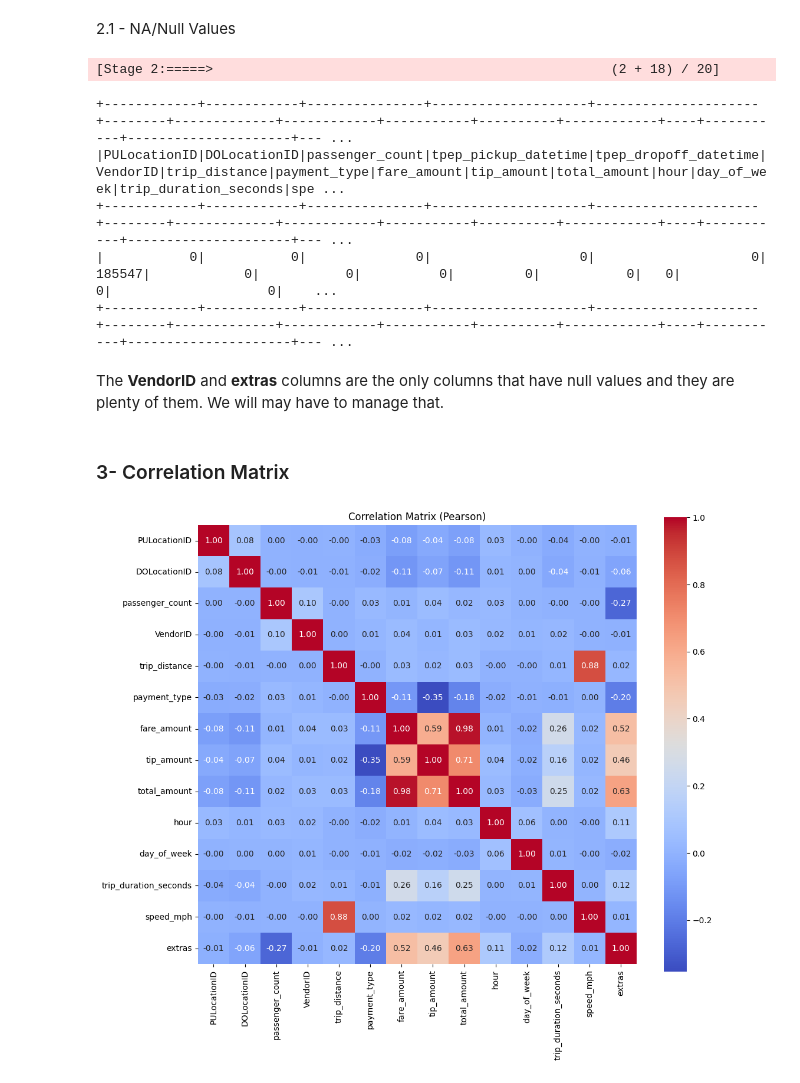
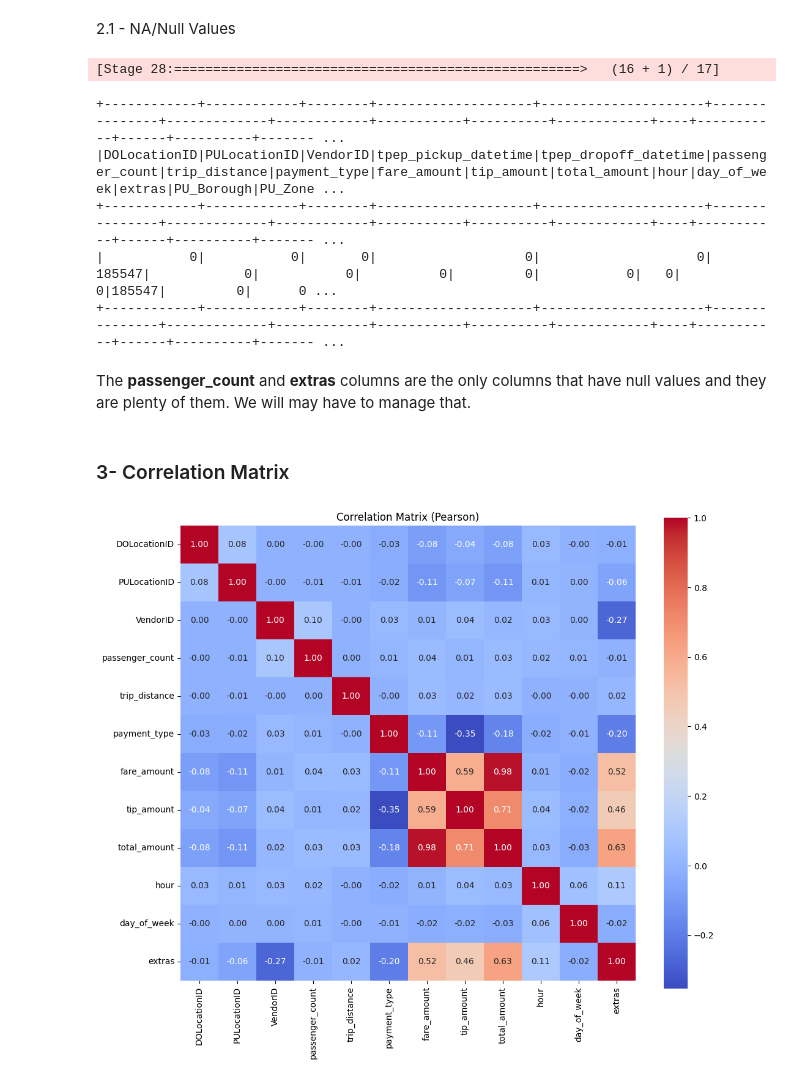
Before and after one commit to sararegalado/yellow_taxi_trips, a Jupyter notebook: MLlib/eda.ipynb, the cells around one changed output. Cells and saved outputs as stored; diff of their text form; code cells hidden in the pictures.

```diff
--- a/MLlib/eda.ipynb
+++ b/MLlib/eda.ipynb
@@ -28,15 +20,7 @@ To adjust logging level use sc.setLogLevel(newLevel). For SparkR, use setLogLeve
 # %% [markdown]
 ### 1- Columns and variable type
 # %%
-df = spark.read.csv("../data/full_tripdata.parquet", header=False, inferSchema=True)
-
-column_names = [
-    "PULocationID", "DOLocationID", "passenger_count", "tpep_pickup_datetime", "tpep_dropoff_datetime",
-    "VendorID", "trip_distance", "payment_type", "fare_amount", "tip_amount", "total_amount",
-    "hour", "day_of_week", "trip_duration_seconds", "speed_mph", "extras",
-    "PU_Borough", "PU_Zone", "DO_Borough", "DO_Zone"
-]
-df = df.toDF(*column_names)
+df = spark.read.parquet("../data/processed.parquet", header=False, inferSchema=True)
 
 df.printSchema()
 # %% [output]
@@ -78,35 +63,35 @@ df.describe().show()
 # %%
 df.select([Fsum(col(c).isNull().cast("int")).alias(c) for c in df.columns]).show()
 # %% [output]
-[Stage 2:=====>                                                   (2 + 18) / 20]
+[Stage 28:====================================================>   (16 + 1) / 17]
-+------------+------------+---------------+--------------------+---------------------+--------+-------------+------------+-----------+----------+------------+----+-----------+---------------------+--- ...
-|PULocationID|DOLocationID|passenger_count|tpep_pickup_datetime|tpep_dropoff_datetime|VendorID|trip_distance|payment_type|fare_amount|tip_amount|total_amount|hour|day_of_week|trip_duration_seconds|spe ...
-+------------+------------+---------------+--------------------+---------------------+--------+-------------+------------+-----------+----------+------------+----+-----------+---------------------+--- ...
-|           0|           0|              0|                   0|                    0|  185547|            0|           0|          0|         0|           0|   0|          0|                    0|    ...
-+------------+------------+---------------+--------------------+---------------------+--------+-------------+------------+-----------+----------+------------+----+-----------+---------------------+--- ...
++------------+------------+--------+--------------------+---------------------+---------------+-------------+------------+-----------+----------+------------+----+-----------+------+----------+------- ...
+|DOLocationID|PULocationID|VendorID|tpep_pickup_datetime|tpep_dropoff_datetime|passenger_count|trip_distance|payment_type|fare_amount|tip_amount|total_amount|hour|day_of_week|extras|PU_Borough|PU_Zone ...
++------------+------------+--------+--------------------+---------------------+---------------+-------------+------------+-----------+----------+------------+----+-----------+------+----------+------- ...
+|           0|           0|       0|                   0|                    0|         185547|            0|           0|          0|         0|           0|   0|          0|185547|         0|      0 ...
++------------+------------+--------+--------------------+---------------------+---------------+-------------+------------+-----------+----------+------------+----+-----------+------+----------+------- ...
 # %% [markdown]
-The **VendorID** and **extras** columns are the only columns that have null values and they are plenty of them. We will may have to manage that.
+The **passenger_count** and **extras** columns are the only columns that have null values and they are plenty of them. We will may have to manage that.
 # %% [markdown]
 ### 3- Correlation Matrix
 # %%
-numeric_cols = [field.name for field in df.schema.fields if isinstance(field.dataType, (DoubleType, IntegerType))]
+numeric_cols = [field.name for field in df.schema.fields if isinstance(field.dataType, (DoubleType, IntegerType, LongType))]
 
 # Clean NA
 df_clean = df.select(numeric_cols).dropna()
 
 assembler = VectorAssembler(inputCols=numeric_cols, outputCol="features")
 df_vector = assembler.transform(df_clean).select("features")
 
 # Correlation Matrix
 corr_matrix = Correlation.corr(df_vector, "features", "pearson").head()[0]
 corr_array = corr_matrix.toArray()
 
 corr_df = pd.DataFrame(corr_array, index=numeric_cols, columns=numeric_cols)
 
 plt.figure(figsize=(12, 10))
 sns.heatmap(corr_df, annot=True, fmt=".2f", cmap="coolwarm", square=True)
 plt.title("Correlation Matrix (Pearson)")
 plt.show()
 # %% [output]
-[figure, old version]
+[figure, new version]
 # %% [markdown]
```
Also changed, not shown: parts of 5 cells of this notebook, 1 other file.
